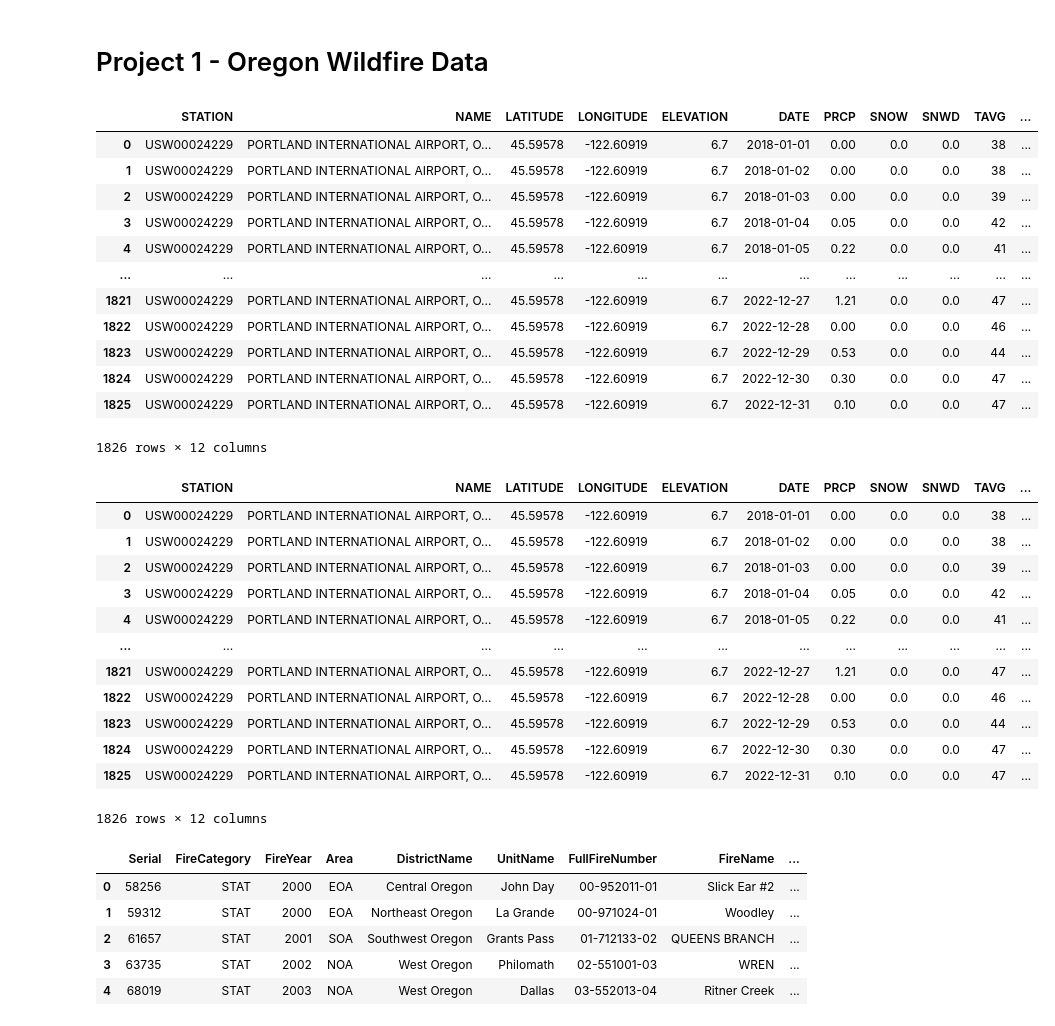
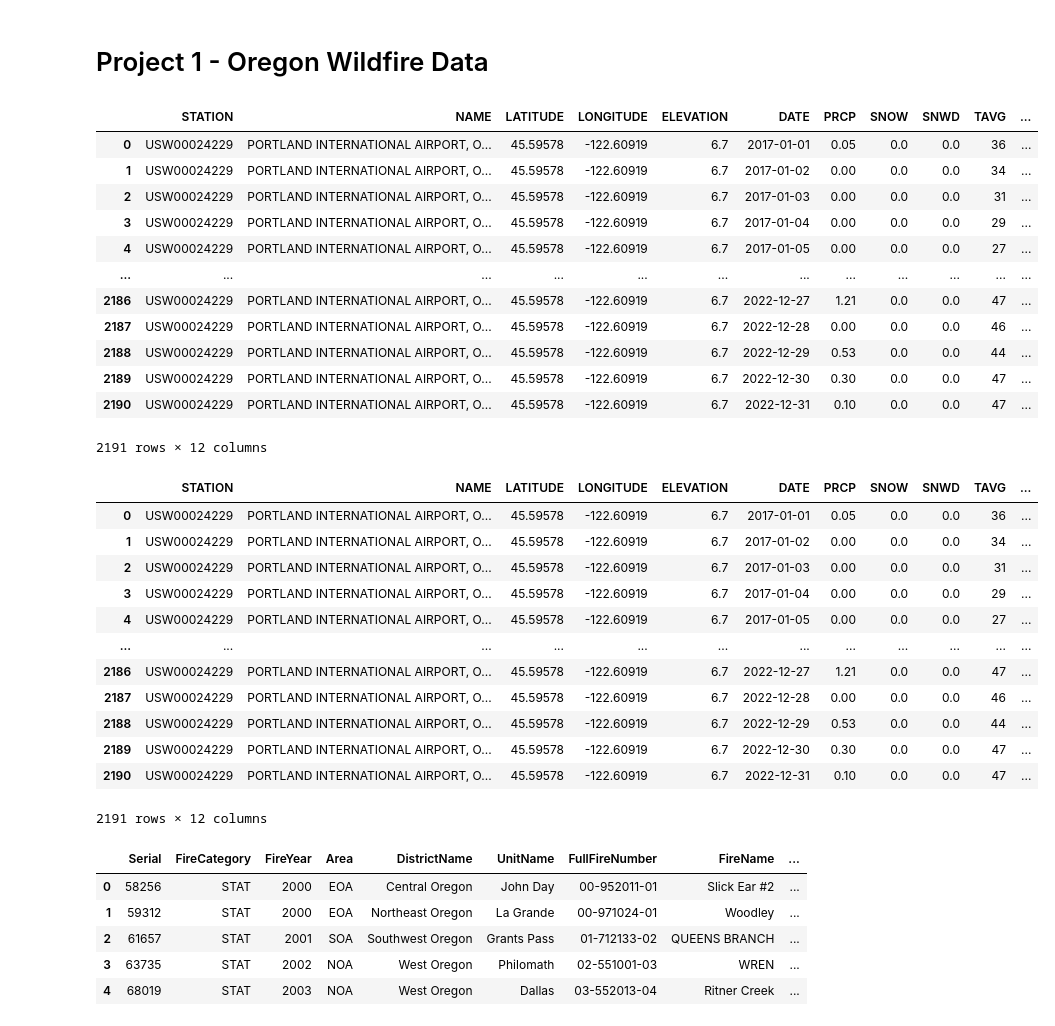
Before and after one commit to ctetreault13/Project-1-Oregon-Fire-and-wheel, a Jupyter notebook: Project_1_Oregon_Fires.ipynb, the cells around one changed output. Saved outputs shown, nothing was run; the diff lists cells and outputs as text; code cells hidden in the pictures.

```diff
--- a/Project_1_Oregon_Fires.ipynb
+++ b/Project_1_Oregon_Fires.ipynb
@@ -12,24 +12,24 @@ import numpy as np
 # %%
 # Import weather data CSV
 
-weather_data_path = "Adam/portland_weather_data.csv"
+weather_data_path = "Adam/portland_weather_data_1.csv"
 weather_data = pd.read_csv(weather_data_path)
 
 weather_data
 # %% [output]
 |  | STATION | NAME | LATITUDE | LONGITUDE | ELEVATION | DATE | PRCP | SNOW | SNWD | TAVG | ... |
-| 0 | USW00024229 | PORTLAND INTERNATIONAL AIRPORT, O... | 45.59578 | -122.60919 | 6.7 | 2018-01-01 | 0.00 | 0.0 | 0.0 | 38 | ... |
-| 1 | USW00024229 | PORTLAND INTERNATIONAL AIRPORT, O... | 45.59578 | -122.60919 | 6.7 | 2018-01-02 | 0.00 | 0.0 | 0.0 | 38 | ... |
-| 2 | USW00024229 | PORTLAND INTERNATIONAL AIRPORT, O... | 45.59578 | -122.60919 | 6.7 | 2018-01-03 | 0.00 | 0.0 | 0.0 | 39 | ... |
-| 3 | USW00024229 | PORTLAND INTERNATIONAL AIRPORT, O... | 45.59578 | -122.60919 | 6.7 | 2018-01-04 | 0.05 | 0.0 | 0.0 | 42 | ... |
-| 4 | USW00024229 | PORTLAND INTERNATIONAL AIRPORT, O... | 45.59578 | -122.60919 | 6.7 | 2018-01-05 | 0.22 | 0.0 | 0.0 | 41 | ... |
+| 0 | USW00024229 | PORTLAND INTERNATIONAL AIRPORT, O... | 45.59578 | -122.60919 | 6.7 | 2017-01-01 | 0.05 | 0.0 | 0.0 | 36 | ... |
+| 1 | USW00024229 | PORTLAND INTERNATIONAL AIRPORT, O... | 45.59578 | -122.60919 | 6.7 | 2017-01-02 | 0.00 | 0.0 | 0.0 | 34 | ... |
+| 2 | USW00024229 | PORTLAND INTERNATIONAL AIRPORT, O... | 45.59578 | -122.60919 | 6.7 | 2017-01-03 | 0.00 | 0.0 | 0.0 | 31 | ... |
+| 3 | USW00024229 | PORTLAND INTERNATIONAL AIRPORT, O... | 45.59578 | -122.60919 | 6.7 | 2017-01-04 | 0.00 | 0.0 | 0.0 | 29 | ... |
+| 4 | USW00024229 | PORTLAND INTERNATIONAL AIRPORT, O... | 45.59578 | -122.60919 | 6.7 | 2017-01-05 | 0.00 | 0.0 | 0.0 | 27 | ... |
 | ... | ... | ... | ... | ... | ... | ... | ... | ... | ... | ... | ... |
-| 1821 | USW00024229 | PORTLAND INTERNATIONAL AIRPORT, O... | 45.59578 | -122.60919 | 6.7 | 2022-12-27 | 1.21 | 0.0 | 0.0 | 47 | ... |
-| 1822 | USW00024229 | PORTLAND INTERNATIONAL AIRPORT, O... | 45.59578 | -122.60919 | 6.7 | 2022-12-28 | 0.00 | 0.0 | 0.0 | 46 | ... |
-| 1823 | USW00024229 | PORTLAND INTERNATIONAL AIRPORT, O... | 45.59578 | -122.60919 | 6.7 | 2022-12-29 | 0.53 | 0.0 | 0.0 | 44 | ... |
-| 1824 | USW00024229 | PORTLAND INTERNATIONAL AIRPORT, O... | 45.59578 | -122.60919 | 6.7 | 2022-12-30 | 0.30 | 0.0 | 0.0 | 47 | ... |
-| 1825 | USW00024229 | PORTLAND INTERNATIONAL AIRPORT, O... | 45.59578 | -122.60919 | 6.7 | 2022-12-31 | 0.10 | 0.0 | 0.0 | 47 | ... |
+| 2186 | USW00024229 | PORTLAND INTERNATIONAL AIRPORT, O... | 45.59578 | -122.60919 | 6.7 | 2022-12-27 | 1.21 | 0.0 | 0.0 | 47 | ... |
+| 2187 | USW00024229 | PORTLAND INTERNATIONAL AIRPORT, O... | 45.59578 | -122.60919 | 6.7 | 2022-12-28 | 0.00 | 0.0 | 0.0 | 46 | ... |
+| 2188 | USW00024229 | PORTLAND INTERNATIONAL AIRPORT, O... | 45.59578 | -122.60919 | 6.7 | 2022-12-29 | 0.53 | 0.0 | 0.0 | 44 | ... |
+| 2189 | USW00024229 | PORTLAND INTERNATIONAL AIRPORT, O... | 45.59578 | -122.60919 | 6.7 | 2022-12-30 | 0.30 | 0.0 | 0.0 | 47 | ... |
+| 2190 | USW00024229 | PORTLAND INTERNATIONAL AIRPORT, O... | 45.59578 | -122.60919 | 6.7 | 2022-12-31 | 0.10 | 0.0 | 0.0 | 47 | ... |
-1826 rows × 12 columns
+2191 rows × 12 columns
 # %%
 # Convert Date to Python datetime
 
@@ -40,18 +40,18 @@ weather_data_2['DATE'] = pd.to_datetime(weather_data_2['DATE'])
 weather_data_2
 # %% [output]
 |  | STATION | NAME | LATITUDE | LONGITUDE | ELEVATION | DATE | PRCP | SNOW | SNWD | TAVG | ... |
-| 0 | USW00024229 | PORTLAND INTERNATIONAL AIRPORT, O... | 45.59578 | -122.60919 | 6.7 | 2018-01-01 | 0.00 | 0.0 | 0.0 | 38 | ... |
-| 1 | USW00024229 | PORTLAND INTERNATIONAL AIRPORT, O... | 45.59578 | -122.60919 | 6.7 | 2018-01-02 | 0.00 | 0.0 | 0.0 | 38 | ... |
-| 2 | USW00024229 | PORTLAND INTERNATIONAL AIRPORT, O... | 45.59578 | -122.60919 | 6.7 | 2018-01-03 | 0.00 | 0.0 | 0.0 | 39 | ... |
-| 3 | USW00024229 | PORTLAND INTERNATIONAL AIRPORT, O... | 45.59578 | -122.60919 | 6.7 | 2018-01-04 | 0.05 | 0.0 | 0.0 | 42 | ... |
-| 4 | USW00024229 | PORTLAND INTERNATIONAL AIRPORT, O... | 45.59578 | -122.60919 | 6.7 | 2018-01-05 | 0.22 | 0.0 | 0.0 | 41 | ... |
+| 0 | USW00024229 | PORTLAND INTERNATIONAL AIRPORT, O... | 45.59578 | -122.60919 | 6.7 | 2017-01-01 | 0.05 | 0.0 | 0.0 | 36 | ... |
+| 1 | USW00024229 | PORTLAND INTERNATIONAL AIRPORT, O... | 45.59578 | -122.60919 | 6.7 | 2017-01-02 | 0.00 | 0.0 | 0.0 | 34 | ... |
+| 2 | USW00024229 | PORTLAND INTERNATIONAL AIRPORT, O... | 45.59578 | -122.60919 | 6.7 | 2017-01-03 | 0.00 | 0.0 | 0.0 | 31 | ... |
+| 3 | USW00024229 | PORTLAND INTERNATIONAL AIRPORT, O... | 45.59578 | -122.60919 | 6.7 | 2017-01-04 | 0.00 | 0.0 | 0.0 | 29 | ... |
+| 4 | USW00024229 | PORTLAND INTERNATIONAL AIRPORT, O... | 45.59578 | -122.60919 | 6.7 | 2017-01-05 | 0.00 | 0.0 | 0.0 | 27 | ... |
 | ... | ... | ... | ... | ... | ... | ... | ... | ... | ... | ... | ... |
-| 1821 | USW00024229 | PORTLAND INTERNATIONAL AIRPORT, O... | 45.59578 | -122.60919 | 6.7 | 2022-12-27 | 1.21 | 0.0 | 0.0 | 47 | ... |
-| 1822 | USW00024229 | PORTLAND INTERNATIONAL AIRPORT, O... | 45.59578 | -122.60919 | 6.7 | 2022-12-28 | 0.00 | 0.0 | 0.0 | 46 | ... |
-| 1823 | USW00024229 | PORTLAND INTERNATIONAL AIRPORT, O... | 45.59578 | -122.60919 | 6.7 | 2022-12-29 | 0.53 | 0.0 | 0.0 | 44 | ... |
-| 1824 | USW00024229 | PORTLAND INTERNATIONAL AIRPORT, O... | 45.59578 | -122.60919 | 6.7 | 2022-12-30 | 0.30 | 0.0 | 0.0 | 47 | ... |
-| 1825 | USW00024229 | PORTLAND INTERNATIONAL AIRPORT, O... | 45.59578 | -122.60919 | 6.7 | 2022-12-31 | 0.10 | 0.0 | 0.0 | 47 | ... |
+| 2186 | USW00024229 | PORTLAND INTERNATIONAL AIRPORT, O... | 45.59578 | -122.60919 | 6.7 | 2022-12-27 | 1.21 | 0.0 | 0.0 | 47 | ... |
+| 2187 | USW00024229 | PORTLAND INTERNATIONAL AIRPORT, O... | 45.59578 | -122.60919 | 6.7 | 2022-12-28 | 0.00 | 0.0 | 0.0 | 46 | ... |
+| 2188 | USW00024229 | PORTLAND INTERNATIONAL AIRPORT, O... | 45.59578 | -122.60919 | 6.7 | 2022-12-29 | 0.53 | 0.0 | 0.0 | 44 | ... |
+| 2189 | USW00024229 | PORTLAND INTERNATIONAL AIRPORT, O... | 45.59578 | -122.60919 | 6.7 | 2022-12-30 | 0.30 | 0.0 | 0.0 | 47 | ... |
+| 2190 | USW00024229 | PORTLAND INTERNATIONAL AIRPORT, O... | 45.59578 | -122.60919 | 6.7 | 2022-12-31 | 0.10 | 0.0 | 0.0 | 47 | ... |
-1826 rows × 12 columns
+2191 rows × 12 columns
 # %%
 #read csv on wild fire data and create DataFrame
 fire_data_path=("ODF_Fire_Occurrence_Data_2000-2022 (1).csv")
```
Also changed, not shown: parts of 10 cells of this notebook, 4 other files.
